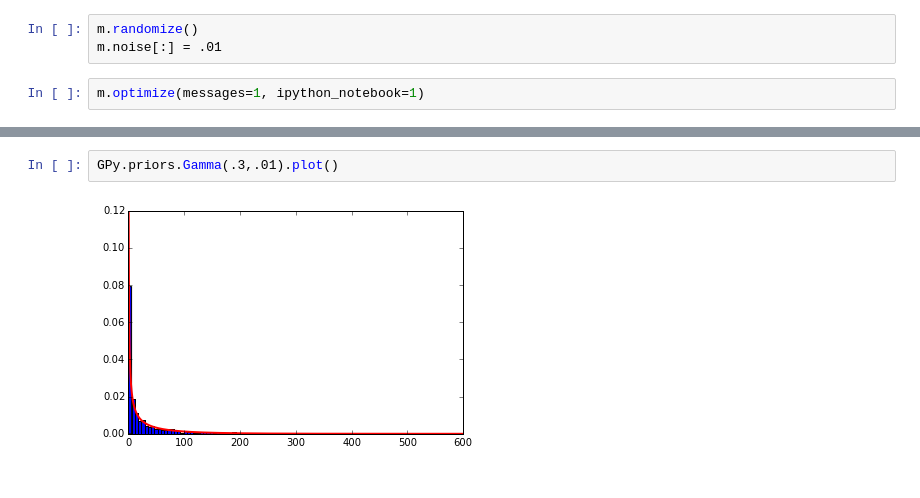
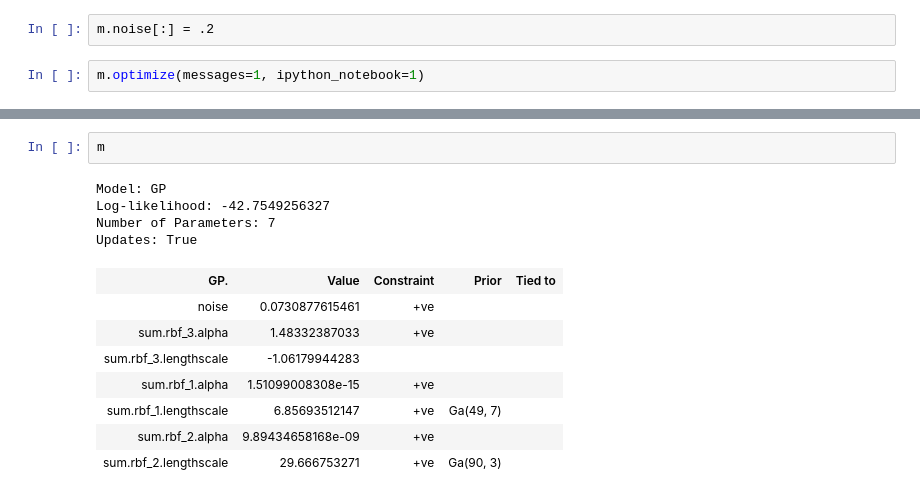
Before and after one commit to mzwiessele/SymDiffPy, a Jupyter notebook: notebooks/GP_example.ipynb, the cells around one changed output, grey strips where cells are left out. Cells and saved outputs as stored; diff of their text form.

```diff
--- a/notebooks/GP_example.ipynb
+++ b/notebooks/GP_example.ipynb
@@ -59,6 +45,5 @@ Warning: changing parameters to satisfy constraints
 # %%
-m.randomize()
-m.noise[:] = .01
+m.noise[:] = .2
 # %%
 m.optimize(messages=1, ipython_notebook=1)
 # %%
@@ -72,4 +53,15 @@ GPy.priors.Gamma.from_EV(9,2).plot()
-# %%
-GPy.priors.Gamma(.3,.01).plot()
-# %% [output]
-[figure, removed]
+# %%
+m
+# %% [output]
+Model: GP
+Log-likelihood: -42.7549256327
+Number of Parameters: 7
+Updates: True
+| GP. | Value | Constraint | Prior | Tied to |
+| noise | 0.0730877615461 | +ve |  |  |
+| sum.rbf_3.alpha | 1.48332387033 | +ve |  |  |
+| sum.rbf_3.lengthscale | -1.06179944283 |  |  |  |
+| sum.rbf_1.alpha | 1.51099008308e-15 | +ve |  |  |
+| sum.rbf_1.lengthscale | 6.85693512147 | +ve | Ga(49, 7) |  |
+| sum.rbf_2.alpha | 9.89434658168e-09 | +ve |  |  |
+| sum.rbf_2.lengthscale | 29.666753271 | +ve | Ga(90, 3) |  |
```
Also changed, not shown: parts of 7 cells of this notebook, 1 other file.
